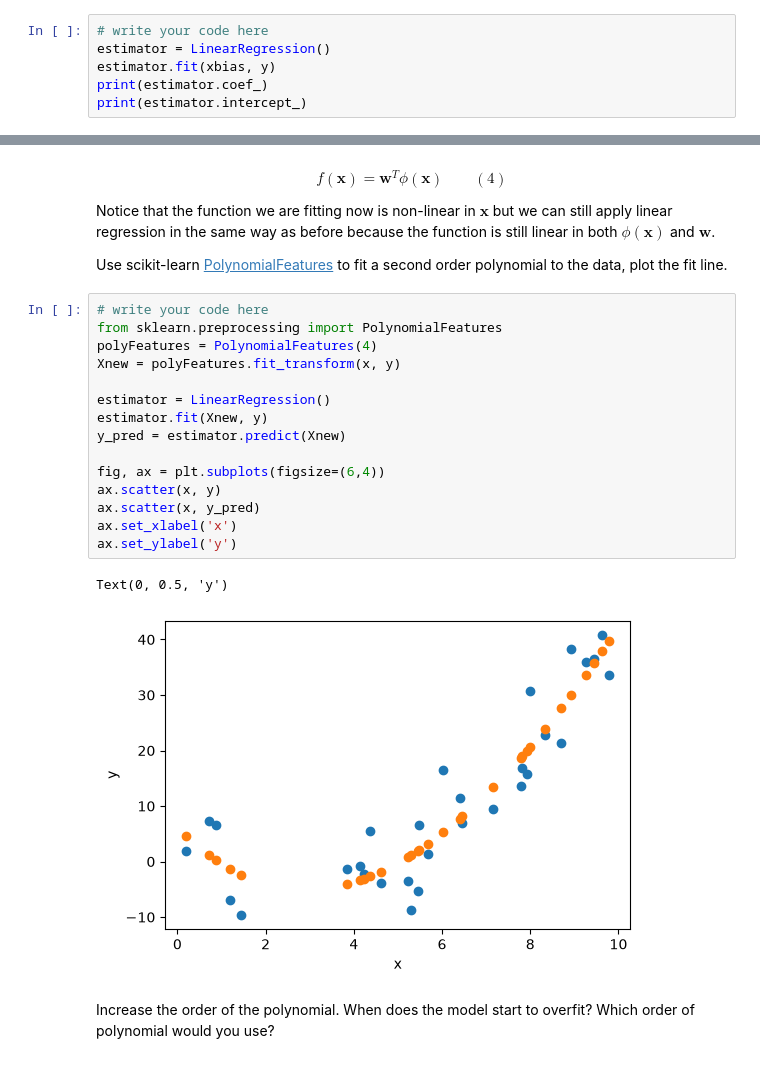
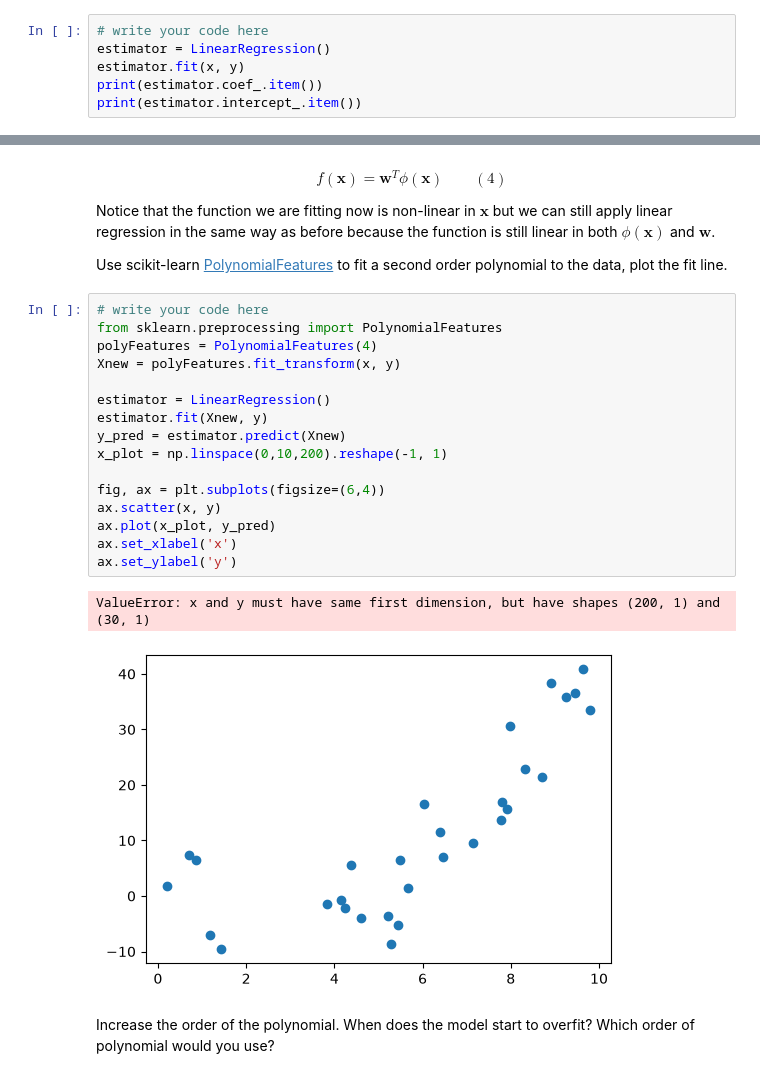
Before and after one commit to yaxuen05/lab_sheets_public, a Jupyter notebook: lab1/lab1-intro_to_numpy_scikitlearn.ipynb, the cells around one changed output, grey strips where cells are left out. Saved outputs shown, nothing was run; the diff lists cells and outputs as text.

```diff
--- a/lab1/lab1-intro_to_numpy_scikitlearn.ipynb
+++ b/lab1/lab1-intro_to_numpy_scikitlearn.ipynb
@@ -497,7 +497,7 @@ Now use [scikit-learn](https://scikit-learn.org/stable/modules/linear_model.html
 # %%
 # write your code here
 estimator = LinearRegression()
-estimator.fit(xbias, y)
-print(estimator.coef_)
-print(estimator.intercept_)
+estimator.fit(x, y)
+print(estimator.coef_.item())
+print(estimator.intercept_.item())
 # %% [output]
@@ -532,21 +532,22 @@ Use scikit-learn [PolynomialFeatures](https://scikit-learn.org/stable/modules/ge
 # %%
 # write your code here
 from sklearn.preprocessing import PolynomialFeatures
 polyFeatures = PolynomialFeatures(4)
 Xnew = polyFeatures.fit_transform(x, y)
 
 estimator = LinearRegression()
 estimator.fit(Xnew, y)
 y_pred = estimator.predict(Xnew)
+x_plot = np.linspace(0,10,200).reshape(-1, 1)
 
 fig, ax = plt.subplots(figsize=(6,4))
 ax.scatter(x, y)
-ax.scatter(x, y_pred)
+ax.plot(x_plot, y_pred)
 ax.set_xlabel('x')
 ax.set_ylabel('y')
 # %% [output]
-Text(0, 0.5, 'y')
+ValueError: x and y must have same first dimension, but have shapes (200, 1) and (30, 1)
-[figure, old version]
+[figure, new version]
 # %% [markdown]
 Increase the order of the polynomial. When does the model start to overfit? Which order of polynomial would you use?
 # %% [markdown]
```
Also changed, not shown: parts of 2 cells of this notebook, 1 other file.
